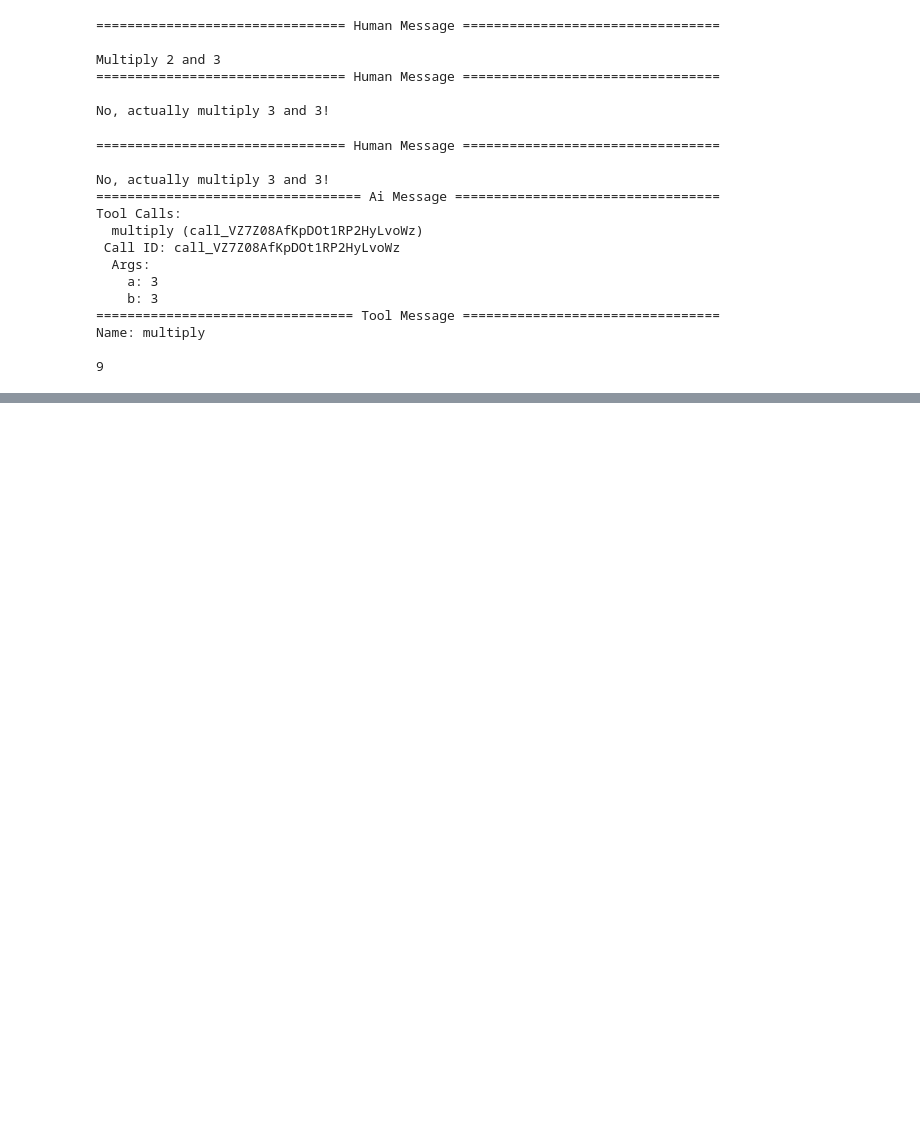
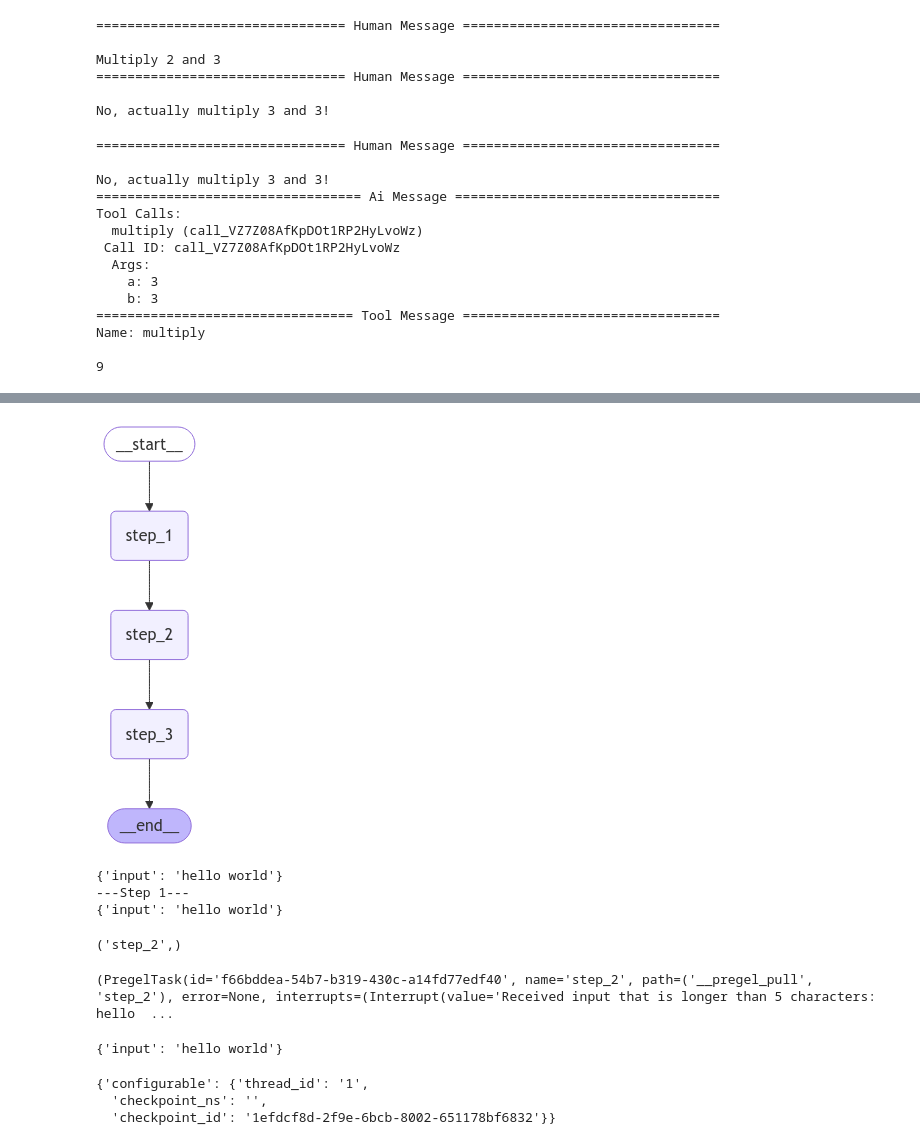
Before and after one commit to Jaraiz91/Llm_apps_bootcamp, a Jupyter notebook: langchain/langgraph/UX_and_human_in_the_loop.ipynb, the cells around one changed output, grey strips where cells are left out. Saved outputs shown, nothing was run; the diff lists cells and outputs as text; code cells hidden in the pictures; blank space fills up the shorter version.

```diff
--- a/langchain/langgraph/UX_and_human_in_the_loop.ipynb
+++ b/langchain/langgraph/UX_and_human_in_the_loop.ipynb
@@ -436,0 +469,80 @@ Name: multiply
+# %%
+from IPython.display import Image, display
+
+from typing_extensions import TypedDict
+from langgraph.checkpoint.memory import MemorySaver
+from langgraph.errors import NodeInterrupt
+from langgraph.graph import START, END, StateGraph
+
+class State(TypedDict):
+    input: str
+
+def step_1(state: State) -> State:
+    print("---Step 1---")
+    return state
+
+def step_2(state: State) -> State:
+    # Let's optionally raise a NodeInterrupt if the length of the input is longer than 5 characters
+    if len(state['input']) > 5:
+        raise NodeInterrupt(f"Received input that is longer than 5 characters: {state['input']}")
+
+    print("---Step 2---")
+    return state
+
+def step_3(state: State) -> State:
+    print("---Step 3---")
+    return state
+
+builder = StateGraph(State)
+builder.add_node("step_1", step_1)
+builder.add_node("step_2", step_2)
+builder.add_node("step_3", step_3)
+builder.add_edge(START, "step_1")
+builder.add_edge("step_1", "step_2")
+builder.add_edge("step_2", "step_3")
+builder.add_edge("step_3", END)
+
+# Set up memory
+memory = MemorySaver()
+
+# Compile the graph with memory
+graph = builder.compile(checkpointer=memory)
+
+# View
+display(Image(graph.get_graph().draw_mermaid_png()))
+# %% [output]
+[figure, added]
+# %%
+initial_input = {"input": "hello world"}
+thread_config = {"configurable": {"thread_id": "1"}}
+
+# Run the graph until the first interruption
+for event in graph.stream(initial_input, thread_config, stream_mode="values"):
+    print(event)
+# %% [output]
+{'input': 'hello world'}
+---Step 1---
+{'input': 'hello world'}
+# %%
+state = graph.get_state(thread_config)
+print(state.next)
+# %% [output]
+('step_2',)
+# %%
+print(state.tasks)
+# %% [output]
+(PregelTask(id='f66bddea-54b7-b319-430c-a14fd77edf40', name='step_2', path=('__pregel_pull', 'step_2'), error=None, interrupts=(Interrupt(value='Received input that is longer than 5 characters: hello  ...
+# %%
+for event in graph.stream(None, thread_config, stream_mode="values"):
+    print(event)
+# %% [output]
+{'input': 'hello world'}
+# %%
+graph.update_state(
+    thread_config,
+    {"input": "hi"},
+)
+# %% [output]
+{'configurable': {'thread_id': '1',
+  'checkpoint_ns': '',
+  'checkpoint_id': '1efdcf8d-2f9e-6bcb-8002-651178bf6832'}}
```
Also changed, not shown: parts of 24 cells of this notebook, 6 other files.
